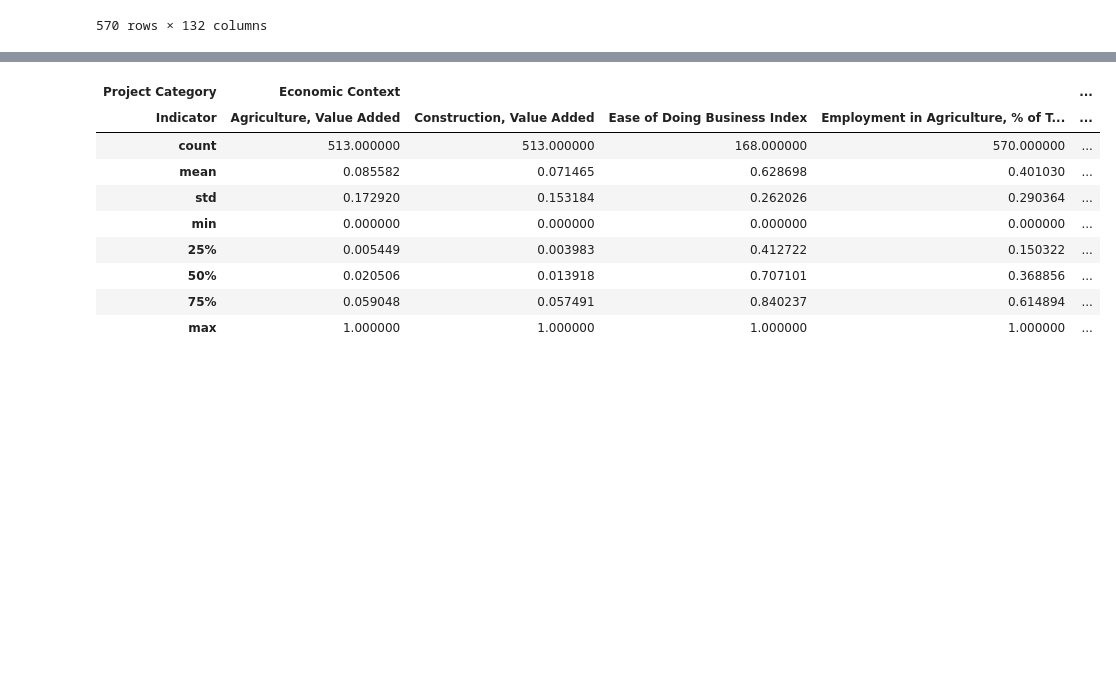
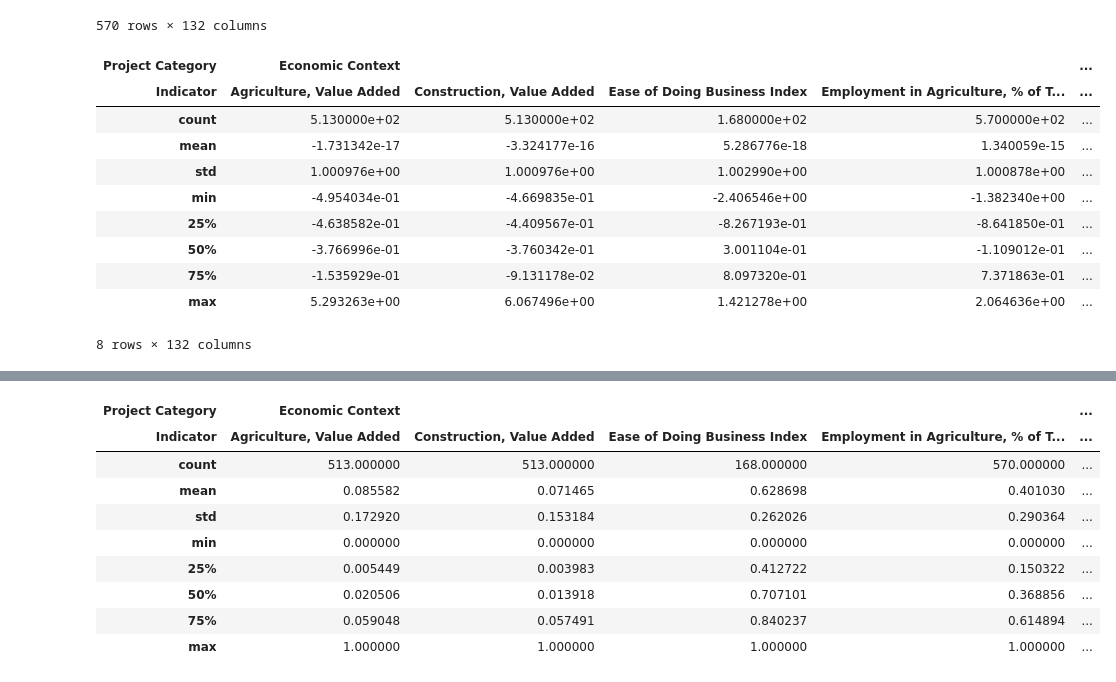
Before and after one commit to mrgalindo/Classification, a Jupyter notebook: Testing_imputation.ipynb, the cells around one changed output, grey strips where cells are left out. Drawn from its saved outputs; the diff is of its cells as text; code cells hidden in the pictures; blank space fills up the shorter version.

```diff
--- a/Testing_imputation.ipynb
+++ b/Testing_imputation.ipynb
@@ -41,3 +42,21 @@ data
 |  | 2016 | 3.852437e+09 | 1.035040e+09 | 179.0 | ... |
 |  | 2017 | NaN | NaN | 186.0 | ... |
 570 rows × 132 columns
+# %%
+from sklearn import preprocessing as pp
+std_tmp=data
+std_tmp=pp.StandardScaler().fit_transform(std_tmp)
+std_tmp=pd.DataFrame(std_tmp,index=data.index, columns=data.columns)
+std_tmp.describe()
+# %% [output]
+| Project Category | Economic Context |  |  |  | ... |
+| Indicator | Agriculture, Value Added | Construction, Value Added | Ease of Doing Business Index | Employment in Agriculture, % of T... | ... |
+| count | 5.130000e+02 | 5.130000e+02 | 1.680000e+02 | 5.700000e+02 | ... |
+| mean | -1.731342e-17 | -3.324177e-16 | 5.286776e-18 | 1.340059e-15 | ... |
+| std | 1.000976e+00 | 1.000976e+00 | 1.002990e+00 | 1.000878e+00 | ... |
+| min | -4.954034e-01 | -4.669835e-01 | -2.406546e+00 | -1.382340e+00 | ... |
+| 25% | -4.638582e-01 | -4.409567e-01 | -8.267193e-01 | -8.641850e-01 | ... |
+| 50% | -3.766996e-01 | -3.760342e-01 | 3.001104e-01 | -1.109012e-01 | ... |
+| 75% | -1.535929e-01 | -9.131178e-02 | 8.097320e-01 | 7.371863e-01 | ... |
+| max | 5.293263e+00 | 6.067496e+00 | 1.421278e+00 | 2.064636e+00 | ... |
+8 rows × 132 columns
```
Also changed, not shown: parts of 6 cells of this notebook.
